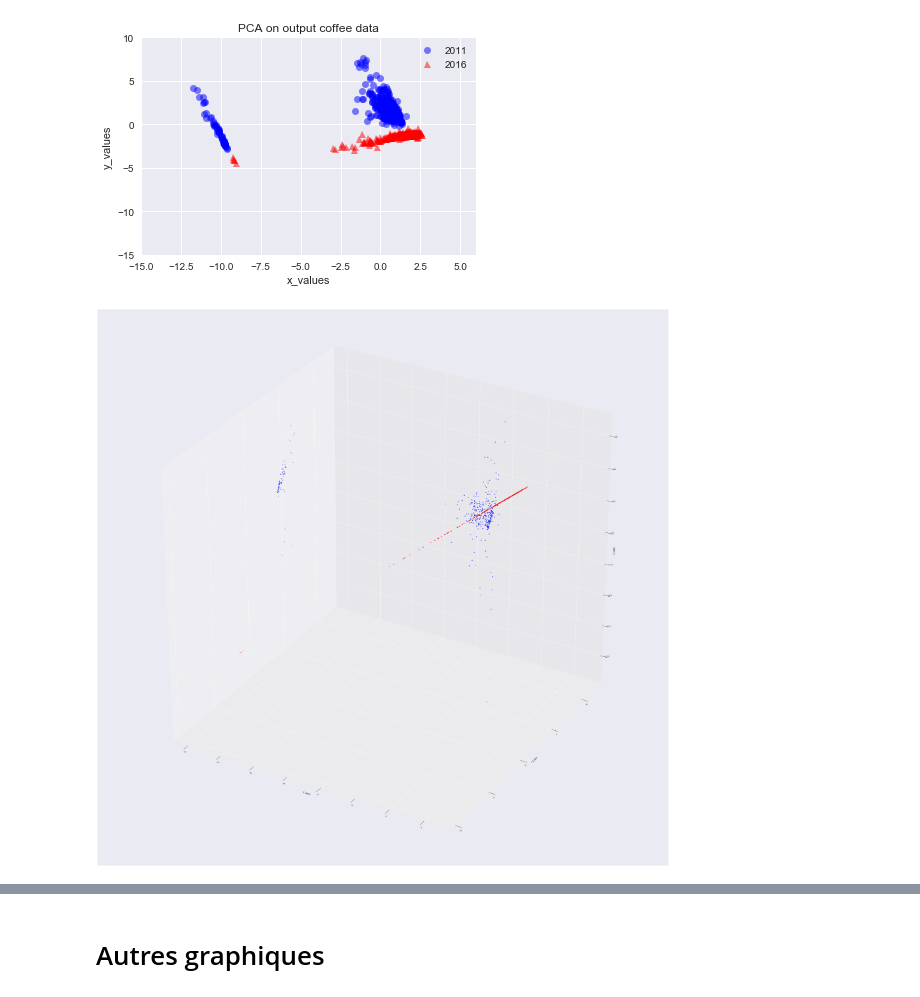
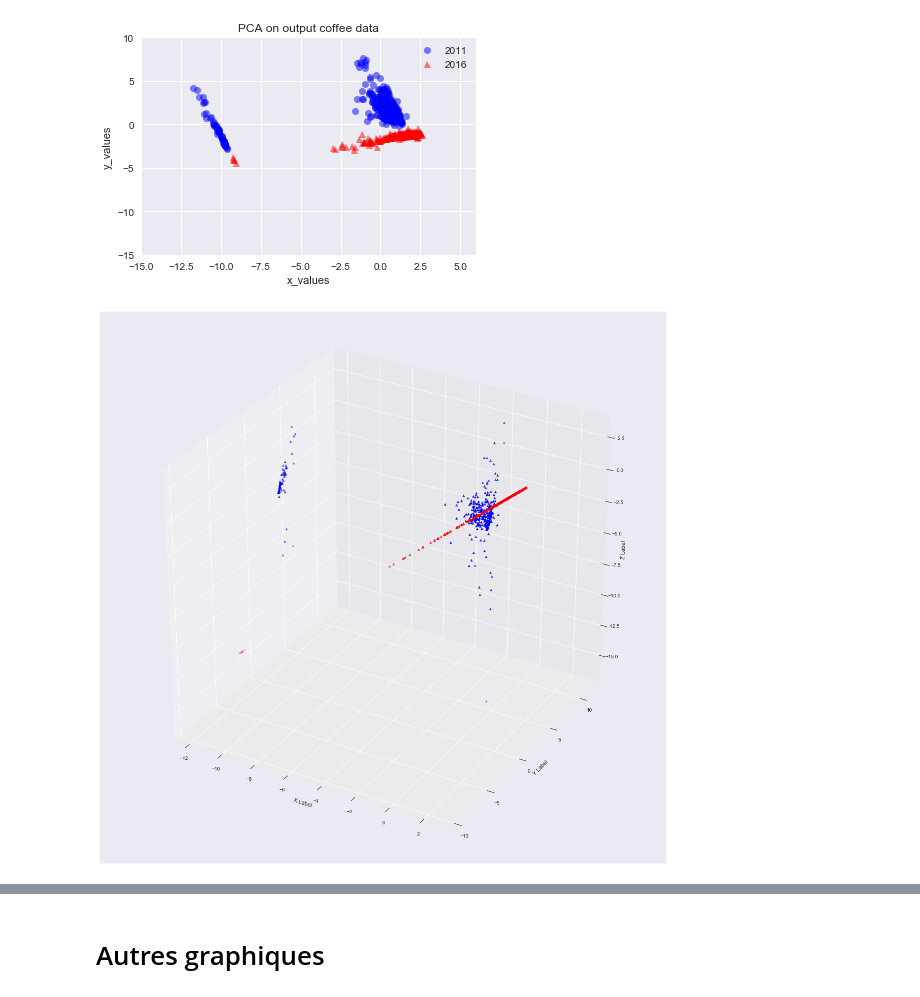
Before and after one commit to ThibaultSchowing/Bachelor_Thesis_2017_Sources, a Jupyter notebook: Notebook/DataAnalysis/2_CoffeeDataExploration.ipynb, the cells around one changed output, grey strips where cells are left out. Drawn from its saved outputs; the diff is of its cells as text; code cells hidden in the pictures.

```diff
--- a/Notebook/DataAnalysis/2_CoffeeDataExploration.ipynb
+++ b/Notebook/DataAnalysis/2_CoffeeDataExploration.ipynb
@@ -215,32 +196,32 @@ sns.jointplot(pca.components_[0],pca.components_[1])
 
 from mpl_toolkits.mplot3d import Axes3D
 import matplotlib.pyplot as plt
 import numpy as np
 
 
-fig = plt.figure(figsize=(50,50))
+fig = plt.figure(figsize=(20,20))
 ax = fig.add_subplot(111, projection='3d')
 
 
 # For each set of style and range settings, plot n random points in the box
 # defined by x in [23, 32], y in [0, 100], z in [zlow, zhigh].
 xs = mlab_pca.Y[0:start_newyear,0]
 ys = mlab_pca.Y[0:start_newyear,1]
 zs = mlab_pca.Y[0:start_newyear,2]
 
 ax.scatter(xs, ys, zs, c=c, marker=m)
 
 xs = mlab_pca.Y[start_newyear:last_index,0]
 ys = mlab_pca.Y[start_newyear:last_index,0]
 zs = mlab_pca.Y[start_newyear:last_index,0]
 
 ax.scatter(xs, ys, zs, c='red', marker=m)
 
 
 ax.set_xlabel('X Label')
 ax.set_ylabel('Y Label')
 ax.set_zlabel('Z Label')
 
 plt.show()
 # %% [output]
-[figure, old version]
+[figure, new version]
```
Also changed, not shown: parts of 15 cells of this notebook, 45 other files.
